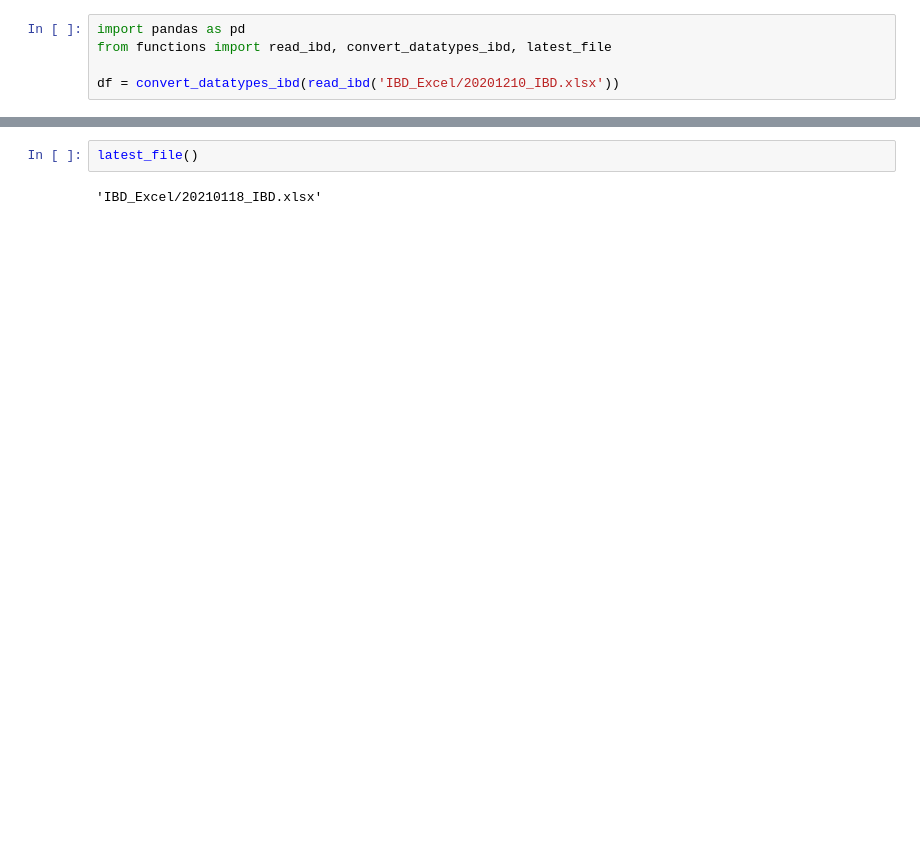
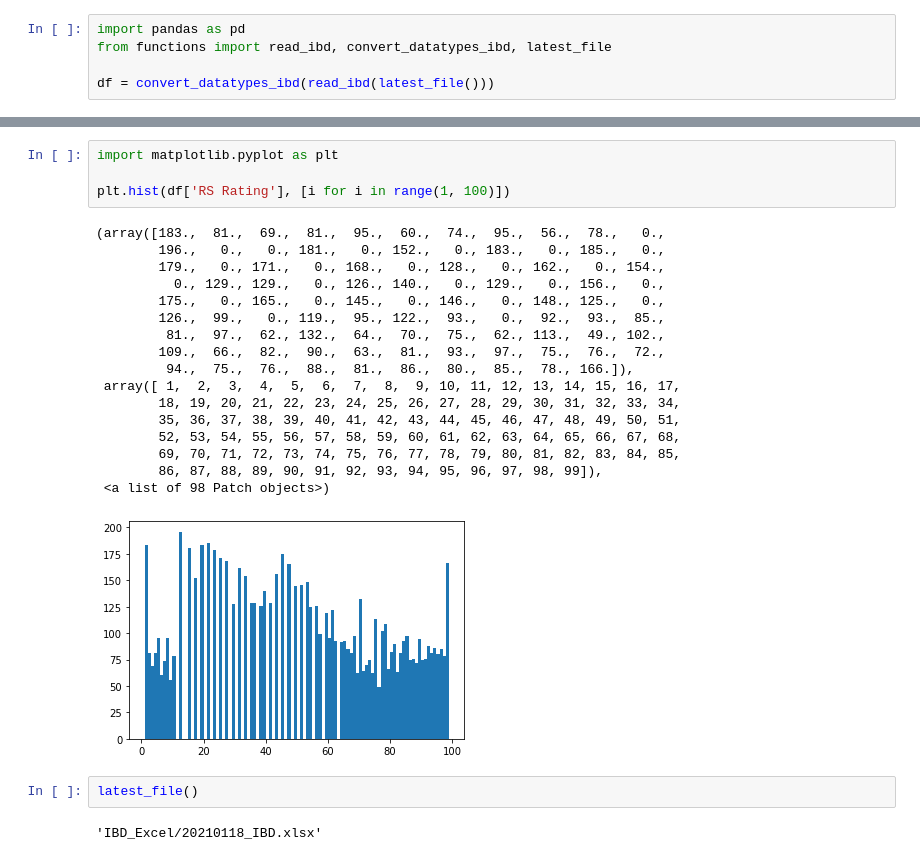
Before and after one commit to chan1123/IBD_Datatables, a Jupyter notebook: Testing.ipynb, the cells around one changed output, grey strips where cells are left out. Cells and saved outputs as stored; diff of their text form; blank space fills up the shorter version.

```diff
--- a/Testing.ipynb
+++ b/Testing.ipynb
@@ -2,4 +2,4 @@
 import pandas as pd
 from functions import read_ibd, convert_datatypes_ibd, latest_file
 
-df = convert_datatypes_ibd(read_ibd('IBD_Excel/20201210_IBD.xlsx'))
+df = convert_datatypes_ibd(read_ibd(latest_file()))
@@ -24,3 +38,25 @@ def latest_file():
+# %%
+import matplotlib.pyplot as plt
+
+plt.hist(df['RS Rating'], [i for i in range(1, 100)])
+# %% [output]
+(array([183.,  81.,  69.,  81.,  95.,  60.,  74.,  95.,  56.,  78.,   0.,
+        196.,   0.,   0., 181.,   0., 152.,   0., 183.,   0., 185.,   0.,
+        179.,   0., 171.,   0., 168.,   0., 128.,   0., 162.,   0., 154.,
+          0., 129., 129.,   0., 126., 140.,   0., 129.,   0., 156.,   0.,
+        175.,   0., 165.,   0., 145.,   0., 146.,   0., 148., 125.,   0.,
+        126.,  99.,   0., 119.,  95., 122.,  93.,   0.,  92.,  93.,  85.,
+         81.,  97.,  62., 132.,  64.,  70.,  75.,  62., 113.,  49., 102.,
+        109.,  66.,  82.,  90.,  63.,  81.,  93.,  97.,  75.,  76.,  72.,
+         94.,  75.,  76.,  88.,  81.,  86.,  80.,  85.,  78., 166.]),
+ array([ 1,  2,  3,  4,  5,  6,  7,  8,  9, 10, 11, 12, 13, 14, 15, 16, 17,
+        18, 19, 20, 21, 22, 23, 24, 25, 26, 27, 28, 29, 30, 31, 32, 33, 34,
+        35, 36, 37, 38, 39, 40, 41, 42, 43, 44, 45, 46, 47, 48, 49, 50, 51,
+        52, 53, 54, 55, 56, 57, 58, 59, 60, 61, 62, 63, 64, 65, 66, 67, 68,
+        69, 70, 71, 72, 73, 74, 75, 76, 77, 78, 79, 80, 81, 82, 83, 84, 85,
+        86, 87, 88, 89, 90, 91, 92, 93, 94, 95, 96, 97, 98, 99]),
+ <a list of 98 Patch objects>)
+[figure, added]
 # %%
 latest_file()
 # %% [output]
```
Also changed, not shown: parts of 5 cells of this notebook, 3 other files.
